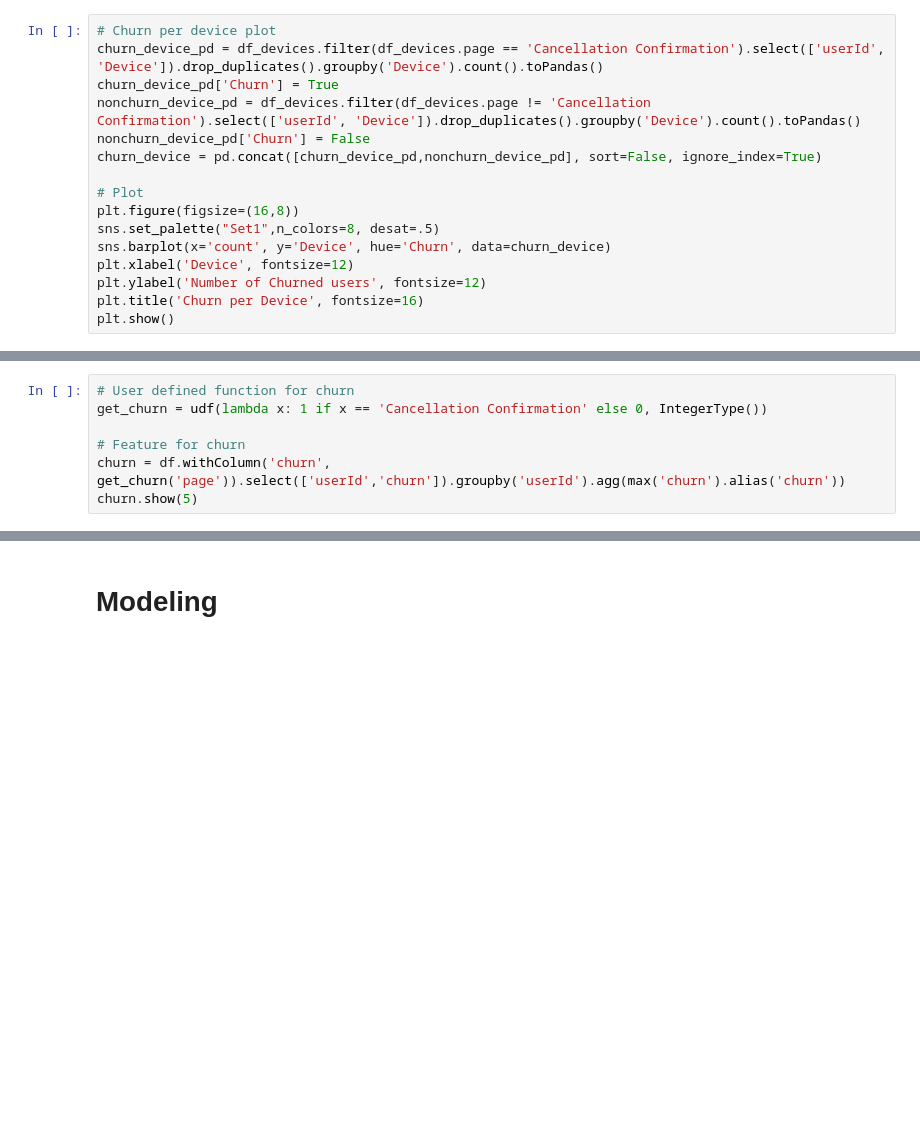
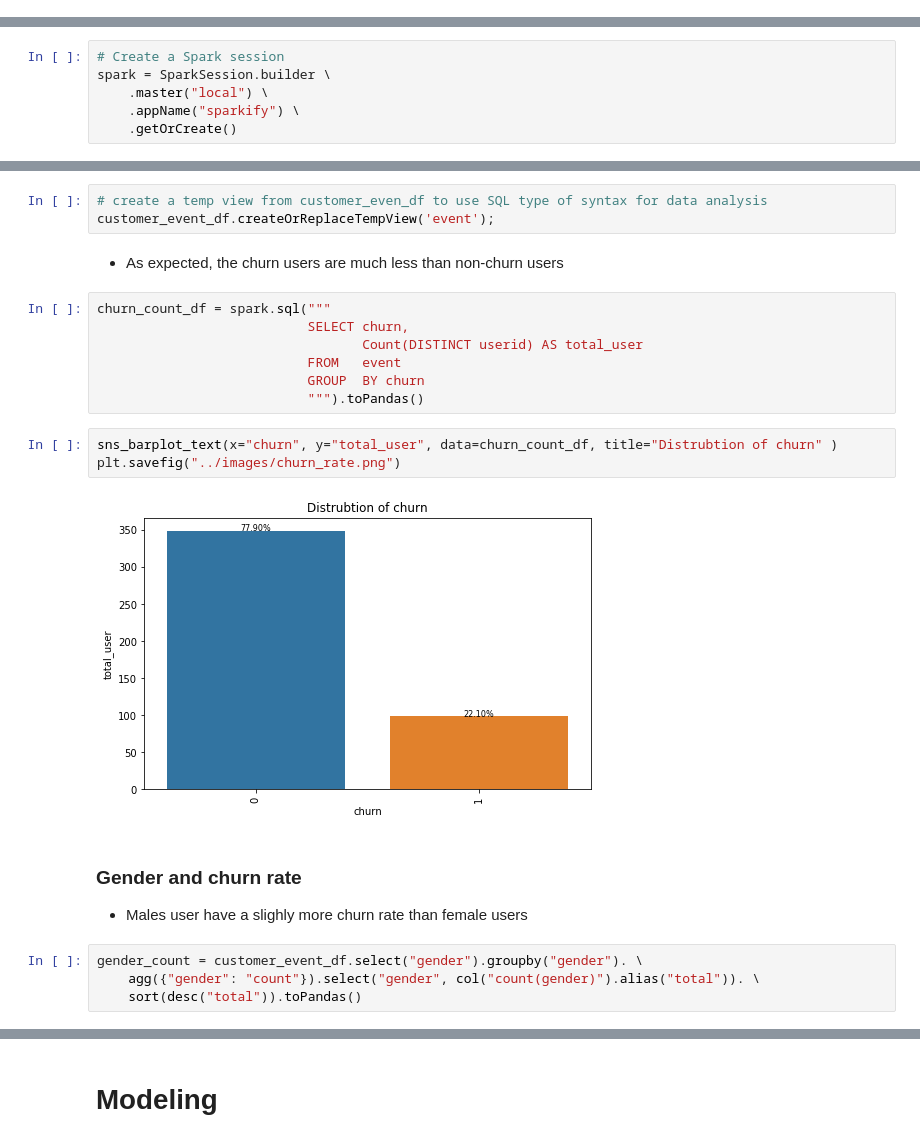
Before and after one commit to peterle93/Customer-Churn-Prediction-with-Spark, a Jupyter notebook: Sparkify.ipynb, the cells around one changed output, grey strips where cells are left out. Cells and saved outputs as stored; diff of their text form; blank space fills up the shorter version.

```diff
--- a/Sparkify.ipynb
+++ b/Sparkify.ipynb
@@ -359,16 +0,0 @@ Non-churn User per device
-# %%
-# Churn per device plot
-churn_device_pd = df_devices.filter(df_devices.page == 'Cancellation Confirmation').select(['userId', 'Device']).drop_duplicates().groupby('Device').count().toPandas()
-churn_device_pd['Churn'] = True
-nonchurn_device_pd = df_devices.filter(df_devices.page != 'Cancellation Confirmation').select(['userId', 'Device']).drop_duplicates().groupby('Device').count().toPandas()
-nonchurn_device_pd['Churn'] = False
-churn_device = pd.concat([churn_device_pd,nonchurn_device_pd], sort=False, ignore_index=True)
-
-# Plot
-plt.figure(figsize=(16,8))
-sns.set_palette("Set1",n_colors=8, desat=.5)
-sns.barplot(x='count', y='Device', hue='Churn', data=churn_device)
-plt.xlabel('Device', fontsize=12)
-plt.ylabel('Number of Churned users', fontsize=12)
-plt.title('Churn per Device', fontsize=16)
-plt.show()
@@ -469,7 +0,0 @@ only showing top 5 rows
-# %%
-# User defined function for churn
-get_churn = udf(lambda x: 1 if x == 'Cancellation Confirmation' else 0, IntegerType())
-
-# Feature for churn
-churn = df.withColumn('churn', get_churn('page')).select(['userId','churn']).groupby('userId').agg(max('churn').alias('churn'))
-churn.show(5)
@@ -730,0 +31,6 @@ df.toPandas().to_csv(filepath)
+# %%
+# Create a Spark session
+spark = SparkSession.builder \
+    .master("local") \
+    .appName("sparkify") \
+    .getOrCreate()
@@ -730,0 +606,25 @@ df.toPandas().to_csv(filepath)
+# %%
+# create a temp view from customer_even_df to use SQL type of syntax for data analysis
+customer_event_df.createOrReplaceTempView('event');
+# %% [markdown]
+* As expected, the churn users are much less than non-churn users
+# %%
+churn_count_df = spark.sql("""
+                           SELECT churn,
+                                  Count(DISTINCT userid) AS total_user
+                           FROM   event
+                           GROUP  BY churn
+                           """).toPandas()
+# %%
+sns_barplot_text(x="churn", y="total_user", data=churn_count_df, title="Distrubtion of churn" )
+plt.savefig("../images/churn_rate.png")
+# %% [output]
+[figure, added]
+# %% [markdown]
+### Gender and churn rate
+
+* Males user have a slighly more churn rate than female users
+# %%
+gender_count = customer_event_df.select("gender").groupby("gender"). \
+    agg({"gender": "count"}).select("gender", col("count(gender)").alias("total")). \
+    sort(desc("total")).toPandas()
```
Also changed, not shown: parts of 285 cells of this notebook.
